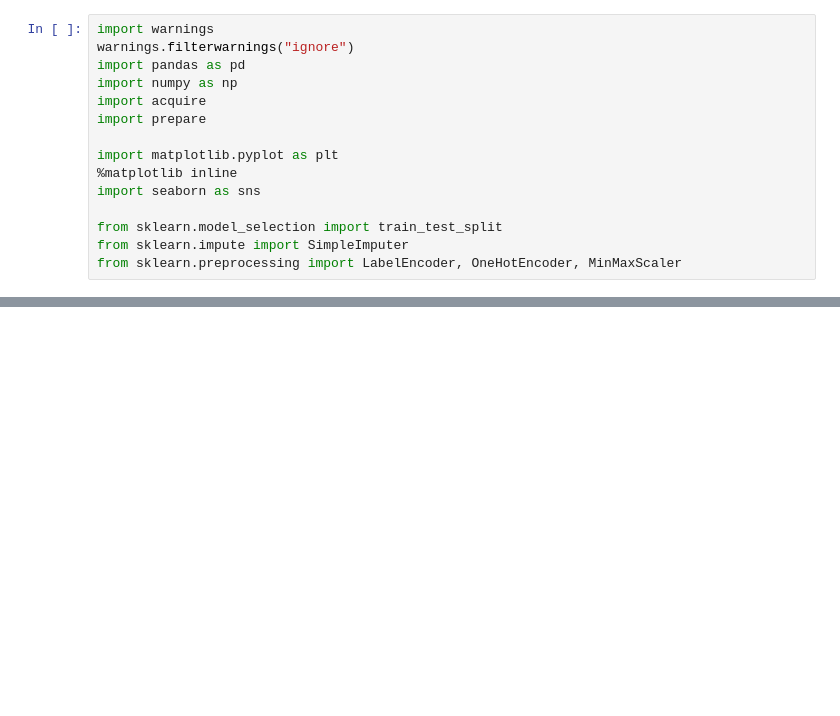
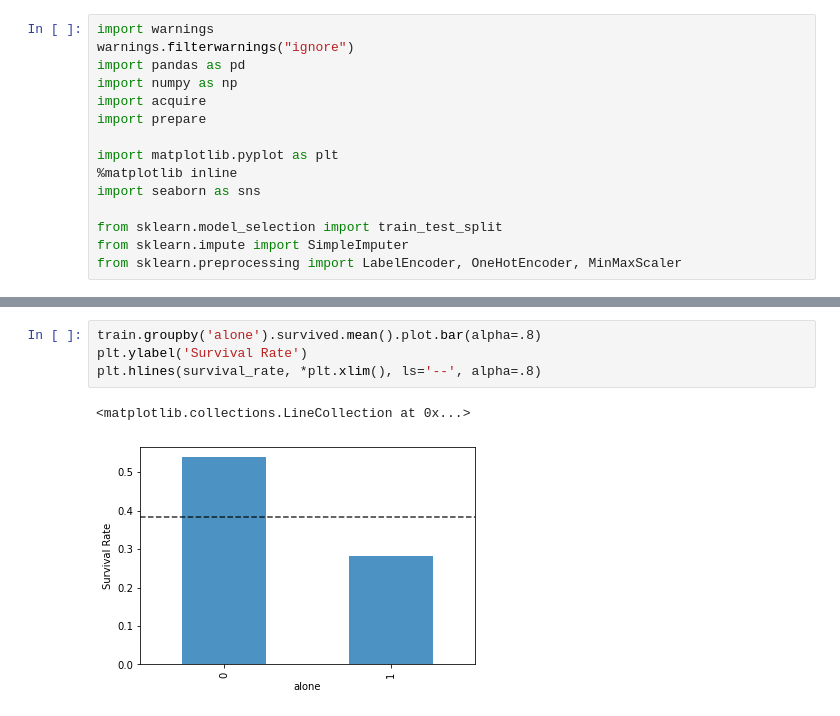
Before and after one commit to CSolitaire/classification-exercises, a Jupyter notebook: import_testing.ipynb, the cells around one changed output, grey strips where cells are left out. Saved outputs shown, nothing was run; the diff lists cells and outputs as text; blank space fills up the shorter version.

```diff
--- a/import_testing.ipynb
+++ b/import_testing.ipynb
@@ -85,0 +57,7 @@ memory usage: 14.4+ KB
+# %%
+train.groupby('alone').survived.mean().plot.bar(alpha=.8)
+plt.ylabel('Survival Rate')
+plt.hlines(survival_rate, *plt.xlim(), ls='--', alpha=.8)
+# %% [output]
+<matplotlib.collections.LineCollection at 0x...>
+[figure, added]
```
Also changed, not shown: parts of 22 cells of this notebook, 1 other file.
